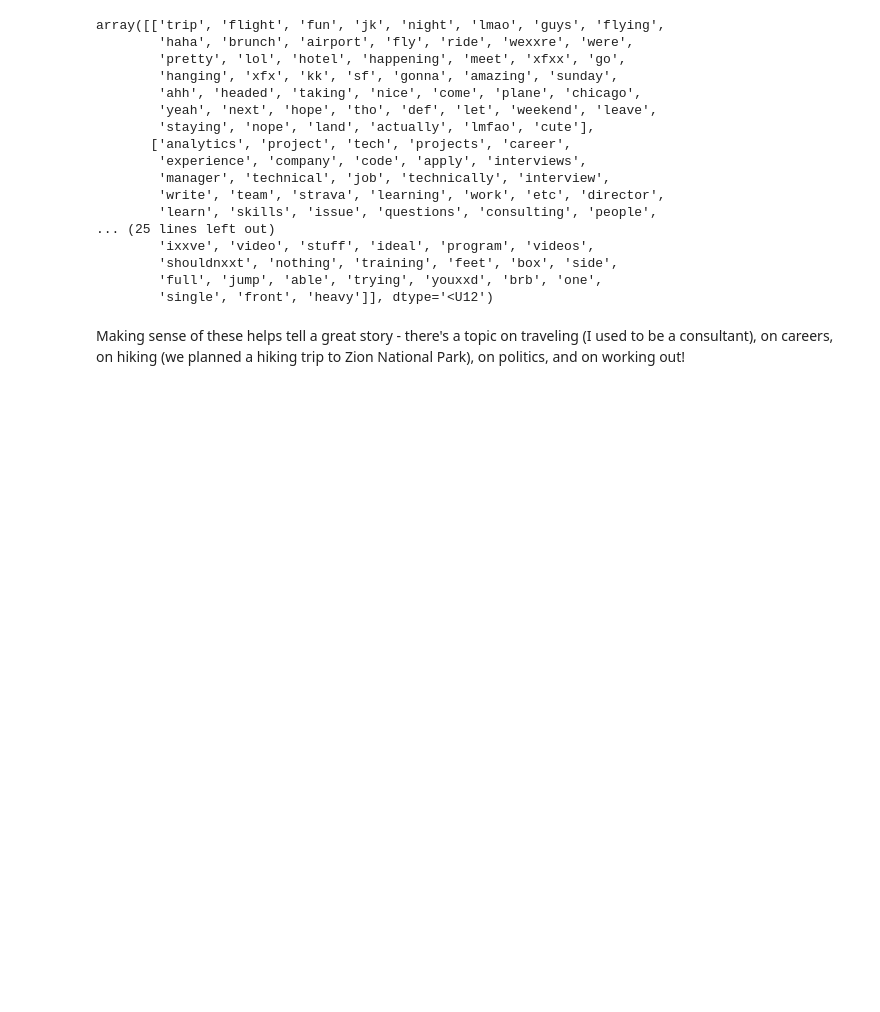
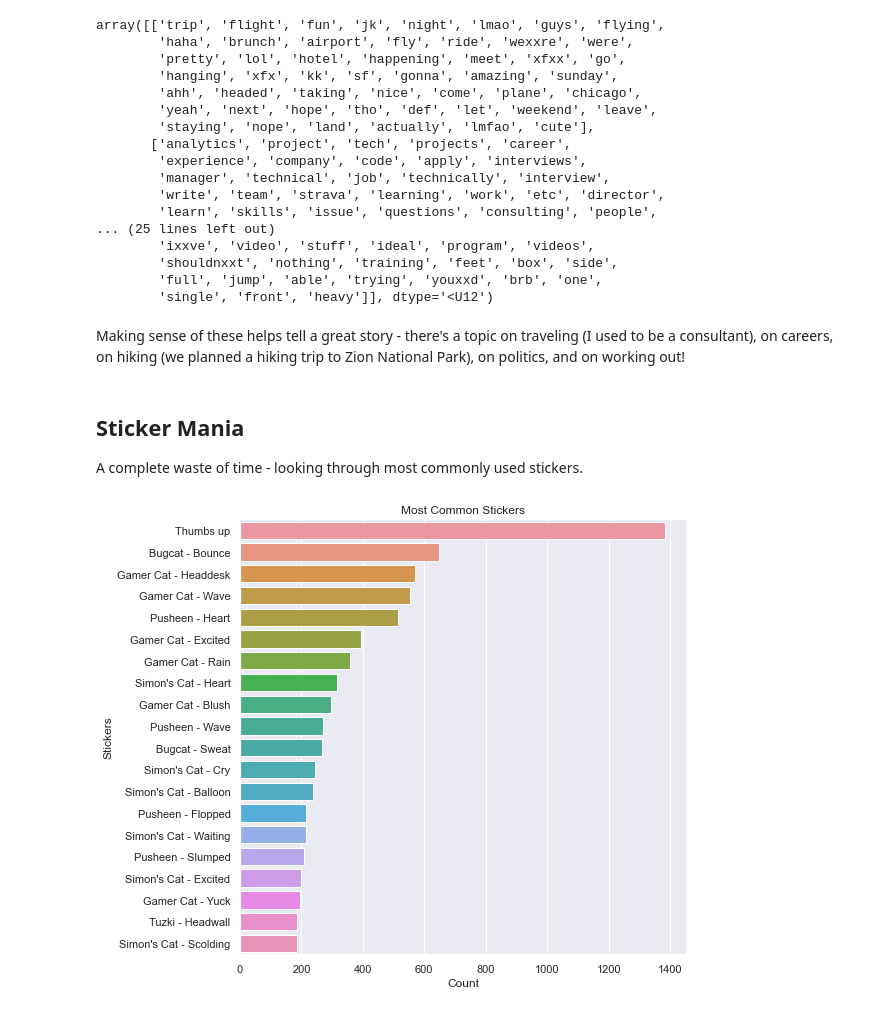
Before and after one commit to aliya-zee/facebook-analytics, a Jupyter notebook: Facebook Analytics.ipynb, the cells around one changed output. Drawn from its saved outputs; the diff is of its cells as text; code cells hidden in the pictures; blank space fills up the shorter version.

Commit message:
Dropping photos and adding sticker analysis

```diff
--- a/Facebook Analytics.ipynb
+++ b/Facebook Analytics.ipynb
@@ -674,3 +662,39 @@ array([['trip', 'flight', 'fun', 'jk', 'night', 'lmao', 'guys', 'flying',
         'single', 'front', 'heavy']], dtype='<U12')
 # %% [markdown]
 Making sense of these helps tell a great story - there's a topic on traveling (I used to be a consultant), on careers, on hiking (we planned a hiking trip to Zion National Park), on politics, and on working out!
+# %% [markdown]
+## Sticker Mania
+A complete waste of time - looking through most commonly used stickers.
+# %%
+sticker_dict = {
+    "{'uri': 'messages/stickers_used/39178562_1505197616293642_5411344281094848512_n_369239263222822.png'}": "Thumbs up",
+    "{'uri': 'messages/stickers_used/36897732_237320160420977_3888209579258937344_n_237320150420978.png'}": "Bugcat - Bounce",
+    "{'uri': 'photos_and_videos/stickers_used/66396592_2240995272684266_6125216705238007808_n_792371364213338.png'}": "Gamer Cat - Headdesk",
+    "{'uri': 'photos_and_videos/stickers_used/66441828_2240975239352936_5929664031047548928_n_794347834015691.png'}": "Gamer Cat - Wave",
+    "{'uri': 'photos_and_videos/stickers_used/47350821_1134363720071218_8664517772836864000_n_144885035685763.png'}": "Pusheen - Heart",
+    "{'uri': 'photos_and_videos/stickers_used/66388827_2240959339354526_8699291176685010944_n_792370960880045.png'}": "Gamer Cat - Excited",
+    "{'uri': 'photos_and_videos/stickers_used/66345762_2241007456016381_7945633323722735616_n_792375347546273.png'}": "Gamer Cat - Rain",
+    "{'uri': 'messages/stickers_used/15957933_157616551397994_7898338788831657984_n_157616548064661.png'}": "Simon's Cat - Heart",
+    "{'uri': 'photos_and_videos/stickers_used/66444853_2240996519350808_3346373264157966336_n_792363667547441.png'}": "Gamer Cat - Blush",
+    "{'uri': 'messages/stickers_used/47295093_1134361523404771_2510379041295433728_n_144885315685735.png'}": "Pusheen - Wave",
+    "{'uri': 'messages/stickers_used/36888643_237317990421194_8509846951011811328_n_237317987087861.png'}": "Bugcat - Sweat",
+    "{'uri': 'messages/stickers_used/15945805_157616688064647_5210404949116059648_n_157616684731314.png'}": "Simon's Cat - Cry",
+    "{'uri': 'photos_and_videos/stickers_used/16180605_157616578064658_2801258149548392448_n_157616574731325.png'}": "Simon's Cat - Balloon",
+    "{'uri': 'messages/stickers_used/47237866_1134374253403498_3445075027119046656_n_144885069019093.png'}": "Pusheen - Flopped",
+    "{'uri': 'messages/stickers_used/16781633_180555749104074_3532172827828420608_n_180555742437408.png'}": "Simon's Cat - Waiting",
+    "{'uri': 'messages/stickers_used/47157212_1134375886736668_1663069258940153856_n_144884835685783.png'}": "Pusheen - Slumped",
+    "{'uri': 'messages/stickers_used/15730228_157616611397988_8231958821749129216_n_157616608064655.png'}": "Simon's Cat - Excited",
+    "{'uri': 'messages/stickers_used/66434600_2240973412686452_8553270414699134976_n_792364260880715.png'}": "Gamer Cat - Yuck",
+    "{'uri': 'photos_and_videos/stickers_used/16686714_181834572309525_2234568327584284672_n_181834558976193.png'}": "Simon's Cat - Scolding",
+    "{'uri': 'messages/stickers_used/47364200_2005255742891003_7548817326695514112_n_657500007666590.png'}": "Tuzki - Headwall",
+    "{'uri': 'messages/stickers_used/16686102_181834655642850_4210547626443014144_n_181834645642851.png'}": "Simon's Cat - High-Five",
+    "{'uri': 'messages/stickers_used/36867259_237319150421078_5176744835150774272_n_237319140421079.png'}": "Bugcat - Kiss",
+    "{'uri': 'messages/stickers_used/851582_369239386556143_1497813874_n_369239383222810.png'}": "Large Thumbs Up",
+    "{'uri': 'messages/stickers_used/851587_369239346556147_162929011_n_369239343222814.png'}": "Medium Thumbs Up",
+    "{'uri': 'messages/stickers_used/15958081_157616648064651_3922231780442112000_n_157616641397985.png'}": "Simon's Cat - Mad",
+    "{'uri': 'messages/stickers_used/36956689_237319340421059_8256202962947276800_n_237319333754393.png'}": "Bug Cat - Hearts",
+    "{'uri': 'messages/stickers_used/47229525_2005265586223352_6880641164148473856_n_657501784333079.png'}": "Tzuki - Hearts",
+    "{'uri': 'messages/stickers_used/16685125_181834368976212_6024872929035026432_n_181834355642880.png'}": "Simon's Cat - Gift",
+    "{'uri': 'messages/stickers_used/47333803_2005257182890859_994561610817208320_n_657500570999867.png'}": "Tzuki - Wall",
+    "{'uri': 'messages/stickers_used/66379297_2241001936016933_7812843204197220352_n_792373887546419.png'}": "Gamer Cat - Hearts",
+    "{'uri': 'messages/stickers_used/64759601_1115326371985545_7956481036722896896_n_162333030618222.png'}": "Panda - Birthday"}
@@ -676,0 +703,12 @@ Making sense of these helps tell a great story - there's a topic on traveling (I
+# %%
+data['sticker_decoded'] = data.replace({'sticker': sticker_dict})['sticker']
+# %%
+graph_data = data.copy()
+graph_data = graph_data.groupby(['sticker_decoded'])['sticker'].count()
+graph_data = graph_data.reset_index().sort_values('sticker', ascending = False)[0:20]
+
+plt.figure(figsize=(8, 8))
+g = sns.barplot(data = graph_data, x = 'sticker', y = 'sticker_decoded')
+g = g.set(title = 'Most Common Stickers', xlabel = 'Count', ylabel = 'Stickers')
+# %% [output]
+[figure, added]
```
Also changed, not shown: parts of 20 cells of this notebook, 6 other files.
